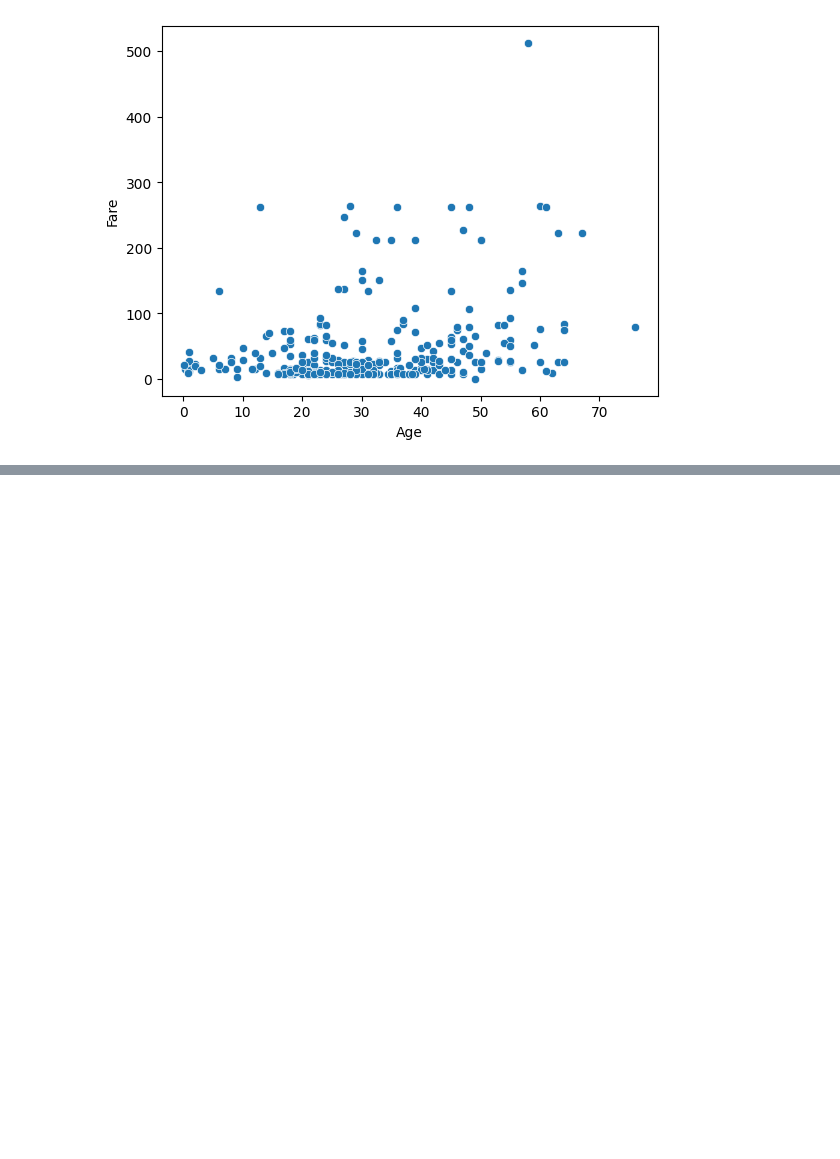
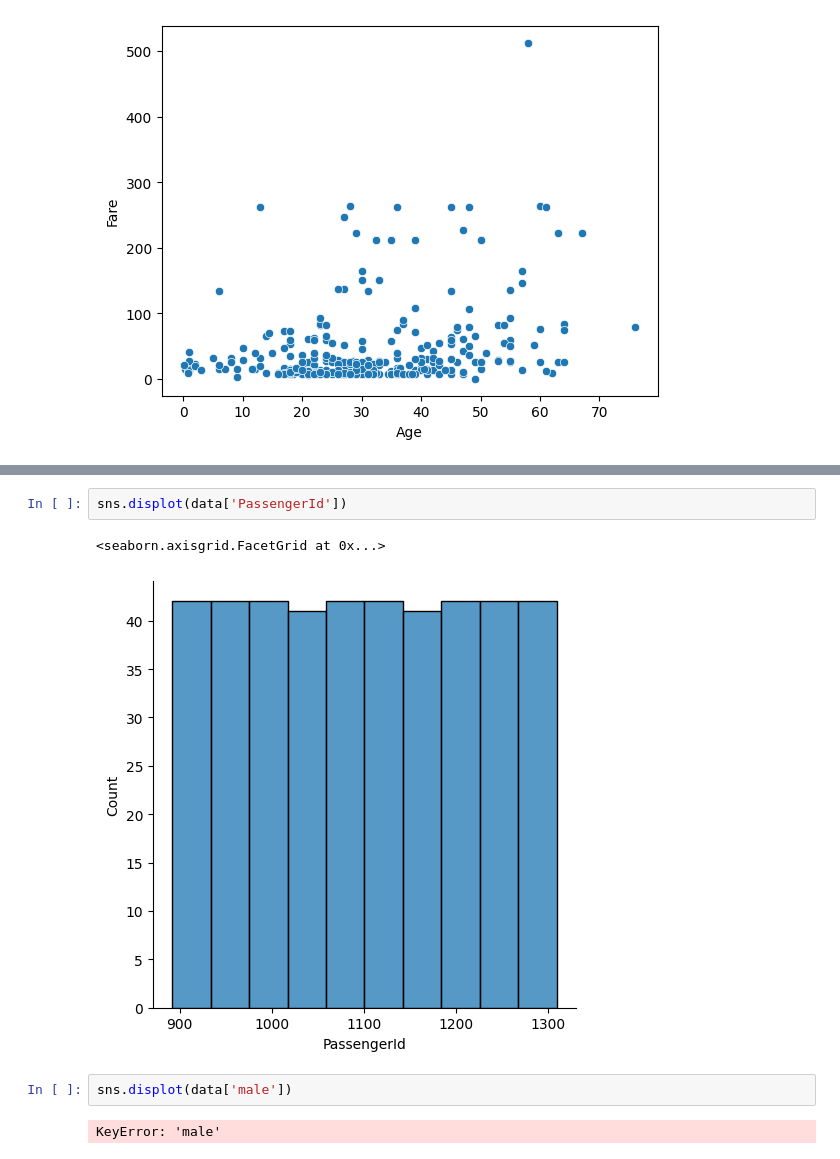
Before and after one commit to hamnasz/Machine-Learning-Lab, a Jupyter notebook: Lab 2/Task1.ipynb, the cells around one changed output, grey strips where cells are left out. Cells and saved outputs as stored; diff of their text form; blank space fills up the shorter version.

```diff
--- a/Lab 2/Task1.ipynb
+++ b/Lab 2/Task1.ipynb
@@ -340,0 +372,9 @@ sns.pairplot(data)
+# %%
+sns.displot(data['PassengerId'])
+# %% [output]
+<seaborn.axisgrid.FacetGrid at 0x...>
+[figure, added]
+# %%
+sns.displot(data['male'])
+# %% [output]
+KeyError: 'male'
```
Also changed, not shown: parts of 6 cells of this notebook.
